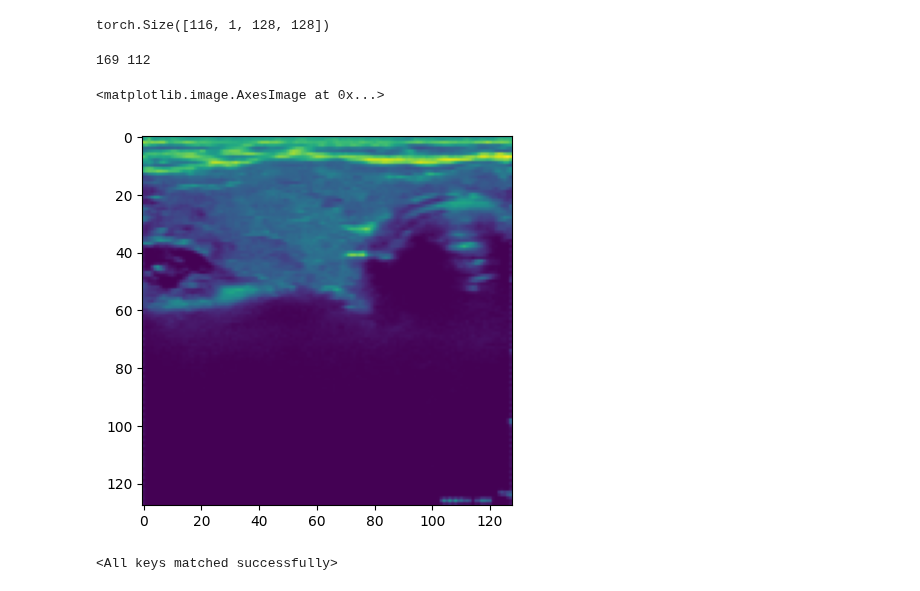
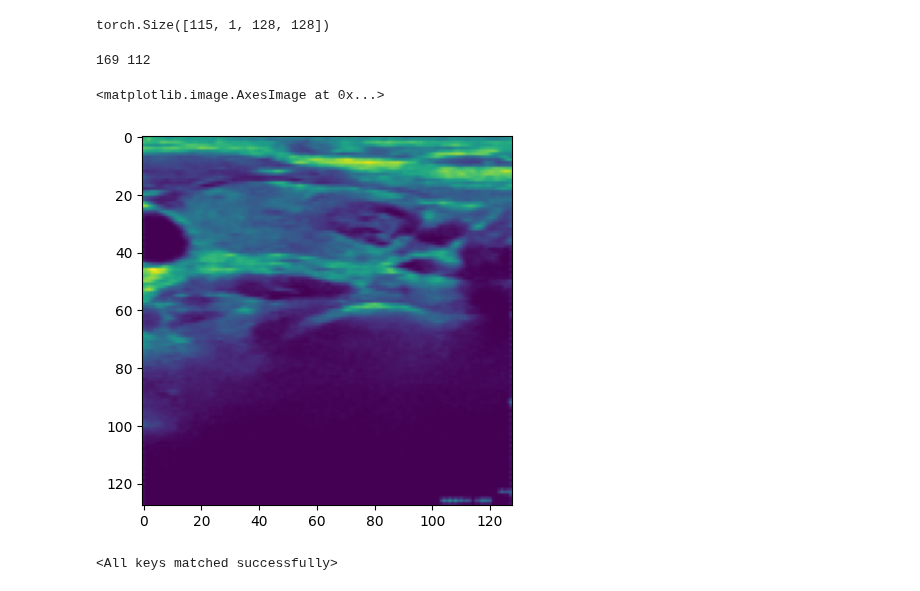
Before and after one commit to fenofista/thyroid, a Jupyter notebook: code/finetune_for_ge_data.ipynb, the cells around one changed output. Cells and saved outputs as stored; diff of their text form; code cells hidden in the pictures.

```diff
--- a/code/finetune_for_ge_data.ipynb
+++ b/code/finetune_for_ge_data.ipynb
@@ -90,7 +92,7 @@ def train_augmentation(image, mask, image_size):
     image = resize(image)
     mask = resize(mask)
 
-    p = 0.2
+    p = 0.7
 
     # if(random.random() < p):
     #     jitter = T.ColorJitter(brightness = 0.5, contrast = 0.25)
@@ -98,15 +100,20 @@ def train_augmentation(image, mask, image_size):
     # if(random.random() < p):
     #     transform = T.GaussianBlur(kernel_size=3, sigma=(0.1, 2.0))
     #     image = transform(image)  # image must be a PIL image
-    # if(random.random() < p):
-    #     angle = random.uniform(-10, 10)  # 旋轉角度從 ±10 度
-    #     translate = (random.uniform(-0.05, 0.05) * image.size[0],
-    #                  random.uniform(-0.05, 0.05) * image.size[1])  # 最多平移 ±5%
-    #     scale = random.uniform(0.95, 1.05)  # 尺度縮放 ±5%
-    #     shear = [random.uniform(-5, 5), random.uniform(-5, 5)]  # 小幅剪切
-
-    #     image = F.affine(image, angle=angle, translate=translate, scale=scale, shear=shear)
-    #     mask = F.affine(mask, angle=angle, translate=translate, scale=scale, shear=shear)
+    if(random.random() < p):
+        # angle = random.uniform(-10, 10)  # 旋轉角度從 ±10 度
+        angle = 0.0
+        max_dx = 0.05  # 水平平移比例
+        max_dy = 0.3  # 垂直平移比例
+        translate_x = random.uniform(-max_dx, max_dx) * image.size[0]
+        translate_y = random.uniform(-max_dy, max_dy) * image.size[1]
+        translate = (int(translate_x), int(translate_y))
+        scale = random.uniform(0.9, 1.6)  # 尺度縮放 ±5%
+        # scale = 1.0
+        # shear = [random.uniform(-5, 5), random.uniform(-5, 5)]  # 小幅剪切
+        shear=[0.0, 0.0]
+        image = F.affine(image, angle=angle, translate=translate, scale=scale, shear=shear)
+        mask = F.affine(mask, angle=angle, translate=translate, scale=scale, shear=shear)
 
 
     image_tensor = tx.to_tensor(image)
@@ -150,16 +157,16 @@ image, mask, mask_name, image_type = next(iter(train_dataloader))
 # %%
 image.shape
 # %% [output]
-torch.Size([116, 1, 128, 128])
+torch.Size([115, 1, 128, 128])
 # %%
 print(len(train_dataset), len(test_dataset))
 # %% [output]
 169 112
 # %%
-plt.imshow(image[10][0])
+plt.imshow(image[18][0])
 # %% [output]
 <matplotlib.image.AxesImage at 0x...>
-[figure, old version]
+[figure, new version]
 # %%
 
 # inference_name = "hybrid_v3_baseline"
```
Also changed, not shown: parts of 5 cells of this notebook, 1 other file.
